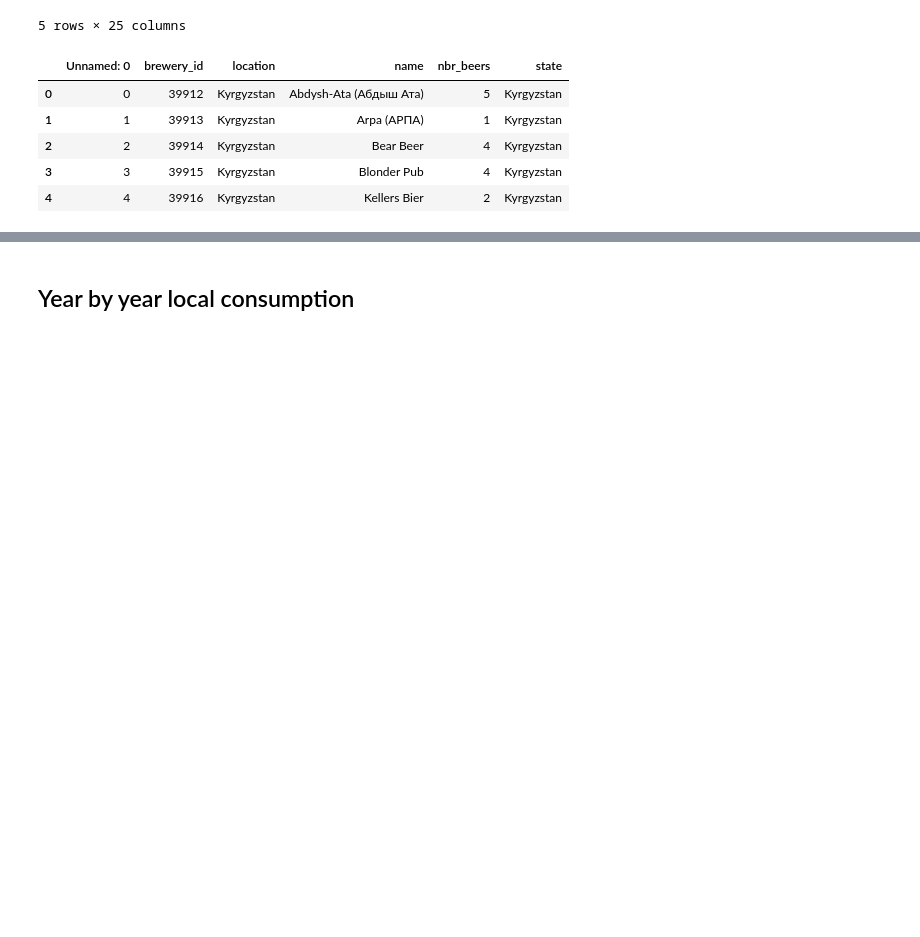
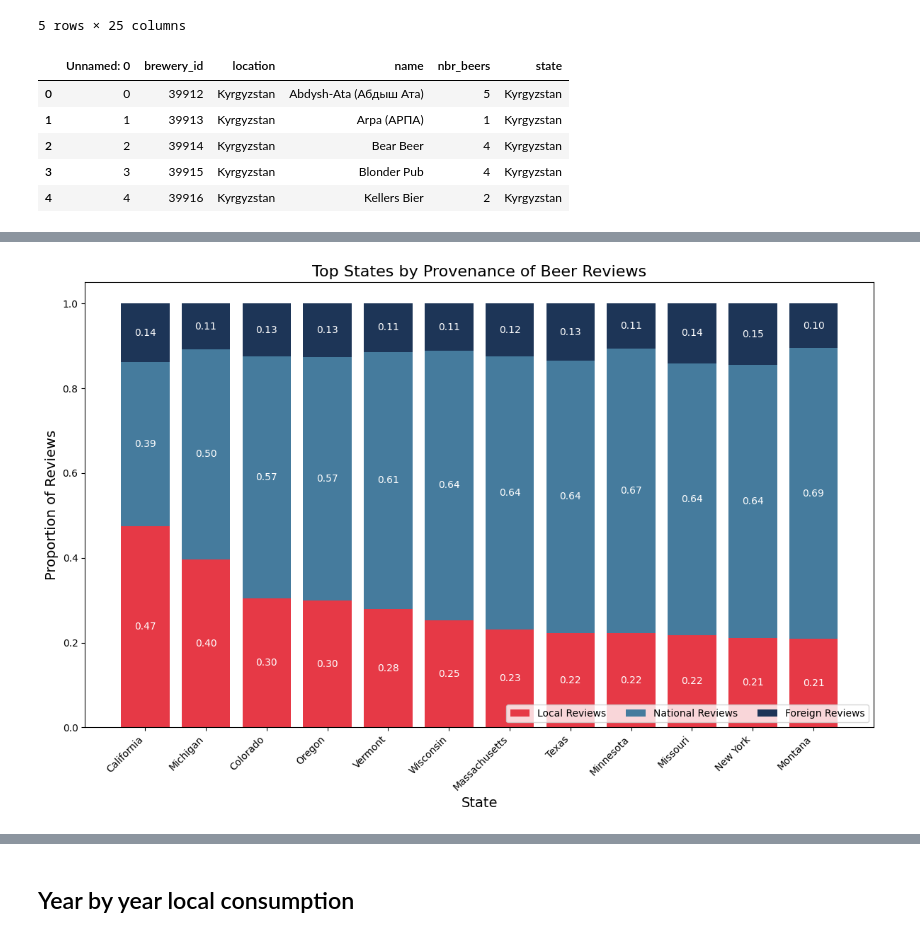
Before and after one commit to epfl-ada/ada-2024-project-fandemondada, a Jupyter notebook: results.ipynb, the cells around one changed output, grey strips where cells are left out. Cells and saved outputs as stored; diff of their text form; code cells hidden in the pictures; blank space fills up the shorter version.

Commit message:
Local change

```diff
--- a/results.ipynb
+++ b/results.ipynb
@@ -279,9 +273,13 @@ for key in user_state_dic.keys():
 # %%
-dic_state_provenance  = {key: {} for key in user_state_dic.keys()}
-for key in user_state_dic.keys():
-    dic_state_provenance[key]['local_count'] = user_state_dic[key][user_state_dic[key]['user_state'] == user_state_dic[key]['brewery_state']].shape[0]
-    dic_state_provenance[key]['national_count'] = user_state_dic[key][user_state_dic[key]['brewery_state'].isin(user_state_dic.keys() - [key])].shape[0]
-    dic_state_provenance[key]['foreign_count'] = user_state_dic[key][~user_state_dic[key]['brewery_state'].isin(user_state_dic.keys())].shape[0]
+def get_provenance_by_state(user_state_dic):
+    dic_state_provenance  = {key: {} for key in user_state_dic.keys()}
+    for key in user_state_dic.keys():
+        dic_state_provenance[key]['local_count'] = user_state_dic[key][user_state_dic[key]['user_state'] == user_state_dic[key]['brewery_state']].shape[0]
+        dic_state_provenance[key]['national_count'] = user_state_dic[key][user_state_dic[key]['brewery_state'].isin(user_state_dic.keys() - [key])].shape[0]
+        dic_state_provenance[key]['foreign_count'] = user_state_dic[key][~user_state_dic[key]['brewery_state'].isin(user_state_dic.keys())].shape[0]
+    return dic_state_provenance
+
+dic_state_provenance = get_provenance_by_state(user_state_dic)
 # %%
 state_provenance_df = pd.DataFrame(dic_state_provenance).T
 state_provenance_df = state_provenance_df.sort_values(by='local_count', ascending=False)
@@ -294,0 +293,64 @@ plt.show()
+# %%
+import numpy as np
+
+sort_options = ["local_count", "national_count", "foreign_count", "local_nation_count"]
+
+def top_states_by_provenance(dic_state_provenance, ratio=True):
+
+    state_provenance_df = pd.DataFrame(dic_state_provenance).T
+    state_provenance_df["total_count"] = state_provenance_df["local_count"] + state_provenance_df["national_count"] + state_provenance_df["foreign_count"]
+    state_provenance_df["local_nation_count"] = state_provenance_df["local_count"] + state_provenance_df["national_count"]
+    if ratio:
+        state_provenance_df["local_count"] = state_provenance_df["local_count"] / state_provenance_df["total_count"]
+        state_provenance_df["national_count"] = state_provenance_df["national_count"] / state_provenance_df["total_count"]
+        state_provenance_df["local_nation_count"] = state_provenance_df["local_nation_count"] / state_provenance_df["total_count"]
+        state_provenance_df["foreign_count"] = state_provenance_df["foreign_count"] / state_provenance_df["total_count"]
+    return state_provenance_df
+
+def plot_stacked_bar_provenance2(dic_state_provenance, top_k=10, sort_option="foreign_count", ascending=False, colors=None, width=0.8, ratio=True, figsize=(12, 8)):
+    state_provenance_df = top_states_by_provenance(dic_state_provenance, ratio=ratio)
+    state_provenance_df = state_provenance_df.sort_values(by=sort_option, ascending=ascending).head(top_k)
+    import matplotlib.pyplot as plt
+
+    if colors is None:
+        colors = {
+            "local_count": "#e63946",
+            "national_count": "#457b9d",
+            "foreign_count": "#1d3557"
+        }
+
+    categories = ['local_count', 'national_count', 'foreign_count']
+    categories.remove(sort_option)
+    categories.insert(0, sort_option)
+
+
+    if len(colors) != len(categories):
+        raise ValueError("The length of colors must match the number of categories.")
+
+    fig, ax = plt.subplots(figsize=figsize)
+
+    bottom = np.zeros(len(state_provenance_df))
+    for idx, category in enumerate(categories):
+        p = ax.bar(
+            state_provenance_df.index,
+            state_provenance_df[category],
+            width=width,
+            bottom=bottom,
+            label=category.replace('_', ' ').replace('count', 'reviews').title(),
+            color=colors[category],
+        )
+        barlabels = ax.bar_label(p, label_type='center', color='white', fmt='{:.2f}' if ratio else "{:.0f}")
+        bottom += state_provenance_df[category].values
+    ax.legend(ncols=len(categories),
+            loc='lower right' if ratio and not ascending else 'upper right', fontsize='medium')
+    return fig, ax
+
+fig, ax = plot_stacked_bar_provenance2(dic_state_provenance, top_k=12, sort_option="local_count", ascending=False, width=0.8, ratio=True)
+ax.set_title('Top States by Provenance of Beer Reviews', fontsize=16)
+ax.set_xlabel('State', fontsize=14)
+ax.set_ylabel('Proportion of Reviews', fontsize=14)
+plt.xticks(rotation=45, ha='right')
+plt.tight_layout()
+plt.show()
+# %% [output]
+[figure, added]
```
Also changed, not shown: parts of 28 cells of this notebook.
